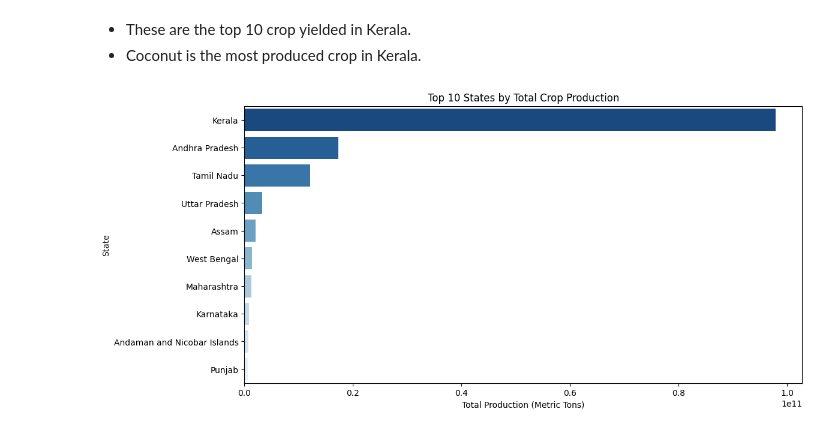
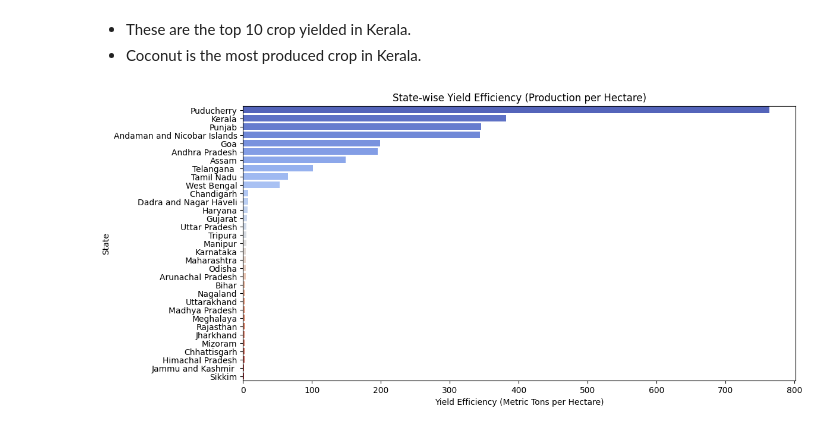
Before and after one commit to rizz045/Crop-Yield-Prediction-Using-ML, a Jupyter notebook: Crop_Yield_Prediction_In_India_Using_ML.ipynb, the cells around one changed output. Cells and saved outputs as stored; diff of their text form; code cells hidden in the pictures.

```diff
--- a/Crop_Yield_Prediction_In_India_Using_ML.ipynb
+++ b/Crop_Yield_Prediction_In_India_Using_ML.ipynb
@@ -182,12 +197,14 @@ plt.show()
 * These are the top 10 crop yielded in Kerala.
 * Coconut is the most produced crop in Kerala.
 # %%
-state_production = df.groupby("State_Name")["Production"].sum().reset_index().sort_values(by="Production", ascending=False)
+df["Yield_Efficiency"] = df["Production"] / df["Area"]
+state_efficiency = df.groupby("State_Name")["Yield_Efficiency"].mean().reset_index().sort_values(by="Yield_Efficiency", ascending=False)
+
 plt.figure(figsize=(12, 6))
-sns.barplot(x="Production", y="State_Name", data=state_production.head(10), palette="Blues_r")
-plt.title("Top 10 States by Total Crop Production")
-plt.xlabel("Total Production (Metric Tons)")
+sns.barplot(x="Yield_Efficiency", y="State_Name", data=state_efficiency, palette="coolwarm")
+plt.title("State-wise Yield Efficiency (Production per Hectare)")
+plt.xlabel("Yield Efficiency (Metric Tons per Hectare)")
 plt.ylabel("State")
 plt.show()
 # %% [output]
-[figure, old version]
+[figure, new version]
```
Also changed, not shown: parts of 15 cells of this notebook.
